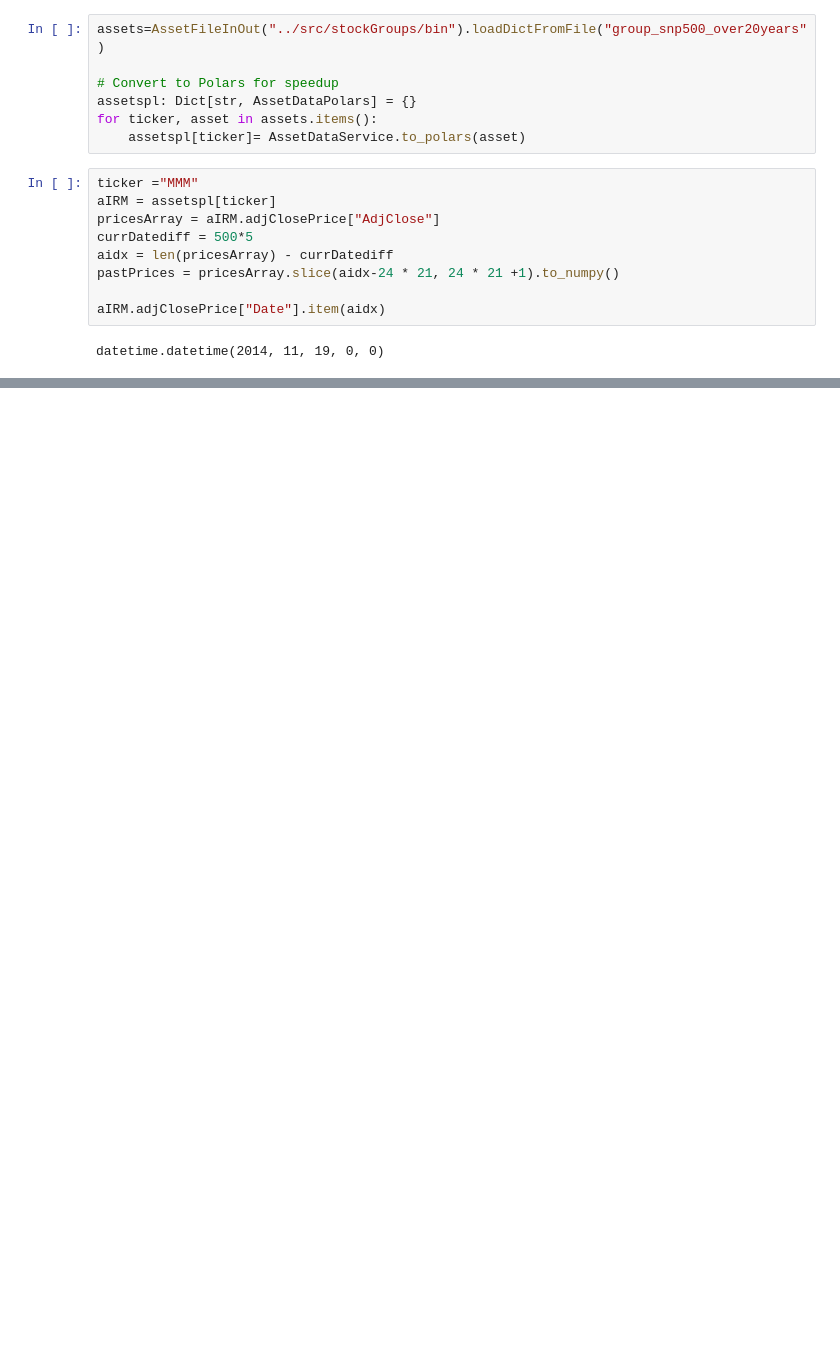
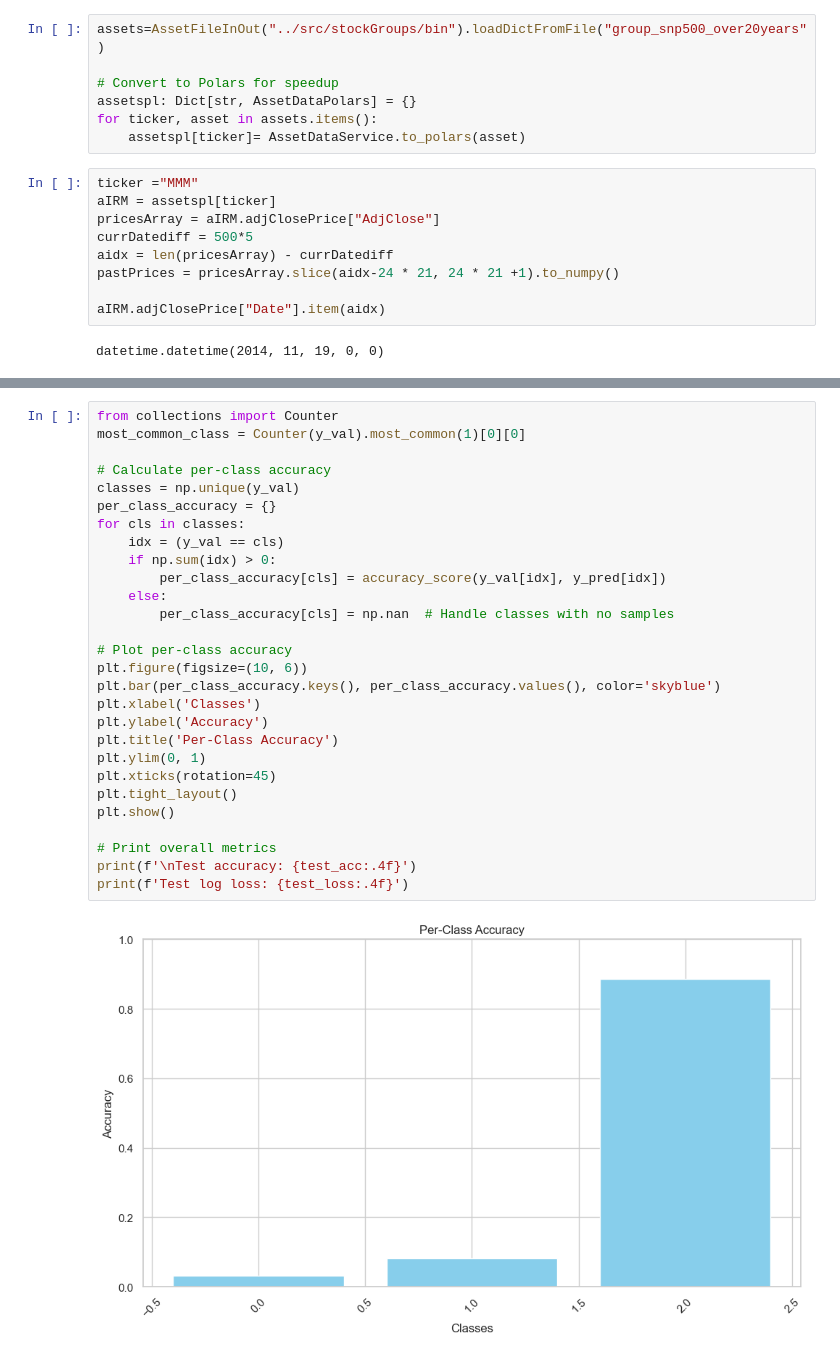
Before and after one commit to KImeriGitHub/RandomOdyssey, a Jupyter notebook: notebooks/sandbox_FourierML.ipynb, the cells around one changed output, grey strips where cells are left out. Saved outputs shown, nothing was run; the diff lists cells and outputs as text; blank space fills up the shorter version.

```diff
--- a/notebooks/sandbox_FourierML.ipynb
+++ b/notebooks/sandbox_FourierML.ipynb
@@ -366,0 +228,30 @@ Root Mean Square Error: 6.8972896384314355
+# %%
+from collections import Counter
+most_common_class = Counter(y_val).most_common(1)[0][0]
+
+# Calculate per-class accuracy
+classes = np.unique(y_val)
+per_class_accuracy = {}
+for cls in classes:
+    idx = (y_val == cls)
+    if np.sum(idx) > 0:
+        per_class_accuracy[cls] = accuracy_score(y_val[idx], y_pred[idx])
+    else:
+        per_class_accuracy[cls] = np.nan  # Handle classes with no samples
+
+# Plot per-class accuracy
+plt.figure(figsize=(10, 6))
+plt.bar(per_class_accuracy.keys(), per_class_accuracy.values(), color='skyblue')
+plt.xlabel('Classes')
+plt.ylabel('Accuracy')
+plt.title('Per-Class Accuracy')
+plt.ylim(0, 1)
+plt.xticks(rotation=45)
+plt.tight_layout()
+plt.show()
+
+# Print overall metrics
+print(f'\nTest accuracy: {test_acc:.4f}')
+print(f'Test log loss: {test_loss:.4f}')
+# %% [output]
+[figure, added]
```
Also changed, not shown: parts of 22 cells of this notebook, 4 other files.
